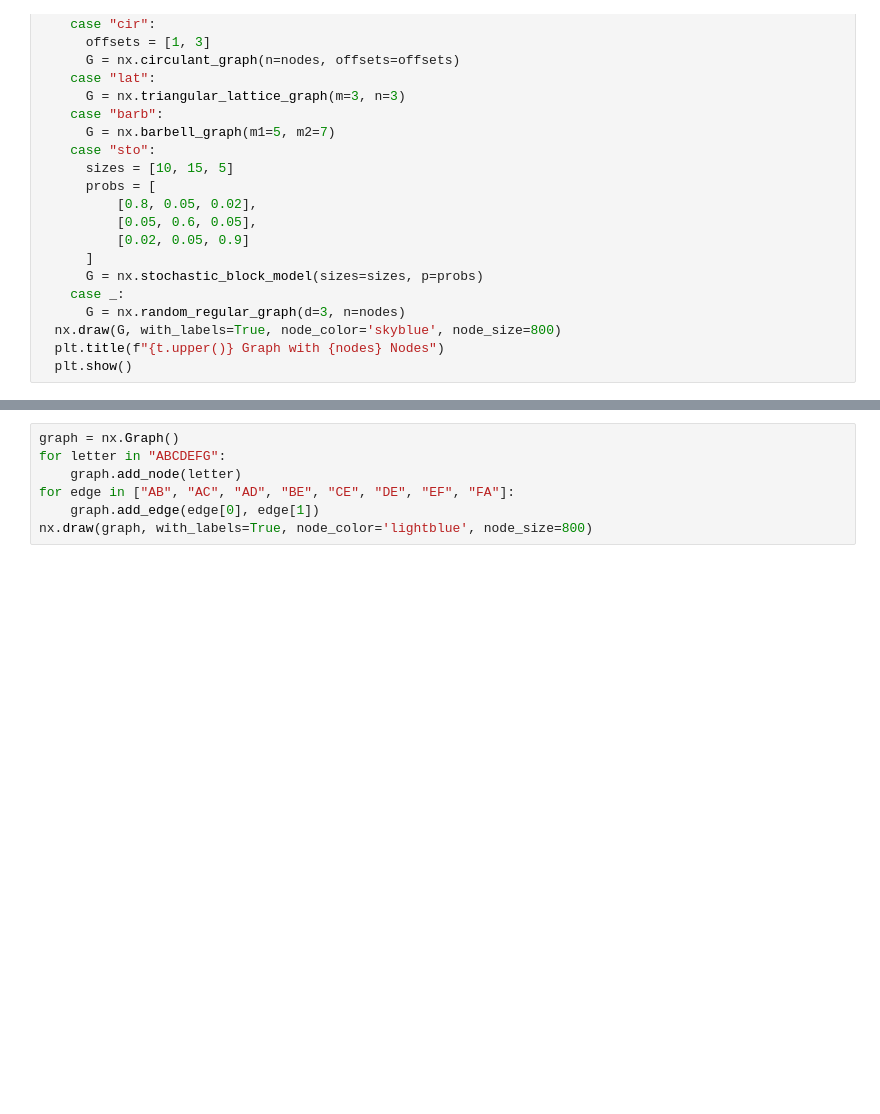
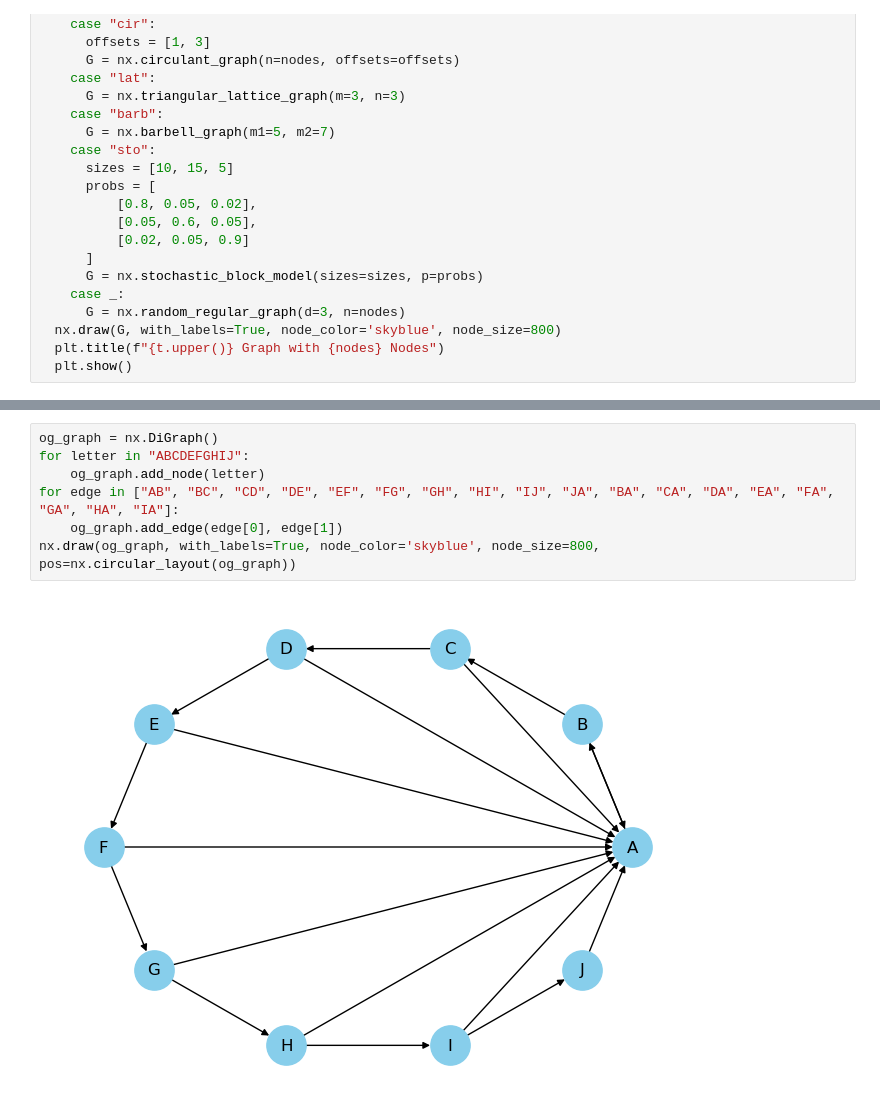
Before and after one commit to Josh-Yamada16/Networks-of-Poverty, a Jupyter notebook: NetXVizualizing.ipynb, the cells around one changed output, grey strips where cells are left out. Drawn from its saved outputs; the diff is of its cells as text; blank space fills up the shorter version.

```diff
--- a/NetXVizualizing.ipynb
+++ b/NetXVizualizing.ipynb
@@ -109,7 +173,9 @@ gen_graph(t='', nodes=10)
 # %%
-graph = nx.Graph()
-for letter in "ABCDEFG":
-    graph.add_node(letter)
-for edge in ["AB", "AC", "AD", "BE", "CE", "DE", "EF", "FA"]:
-    graph.add_edge(edge[0], edge[1])
-nx.draw(graph, with_labels=True, node_color='lightblue', node_size=800)
+og_graph = nx.DiGraph()
+for letter in "ABCDEFGHIJ":
+    og_graph.add_node(letter)
+for edge in ["AB", "BC", "CD", "DE", "EF", "FG", "GH", "HI", "IJ", "JA", "BA", "CA", "DA", "EA", "FA", "GA", "HA", "IA"]:
+    og_graph.add_edge(edge[0], edge[1])
+nx.draw(og_graph, with_labels=True, node_color='skyblue', node_size=800, pos=nx.circular_layout(og_graph))
+# %% [output]
+[figure, added]
```
Also changed, not shown: parts of 8 cells of this notebook.
